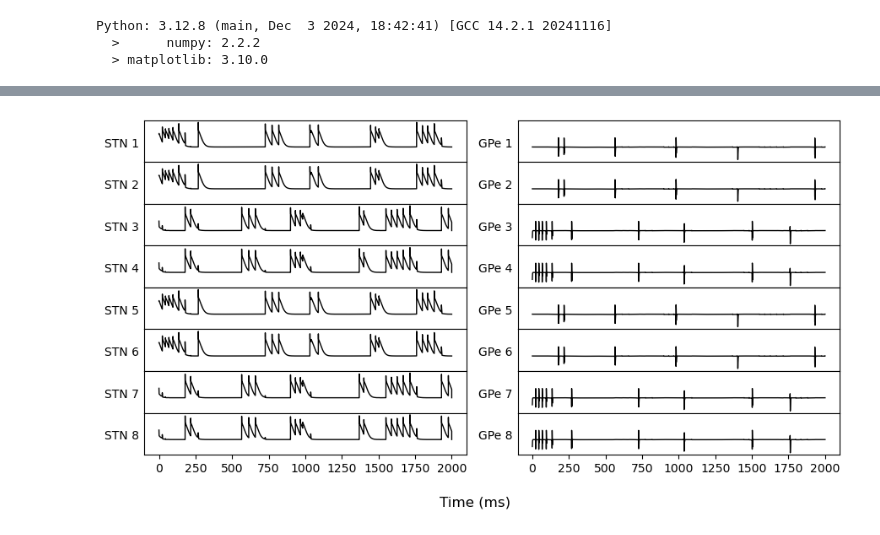
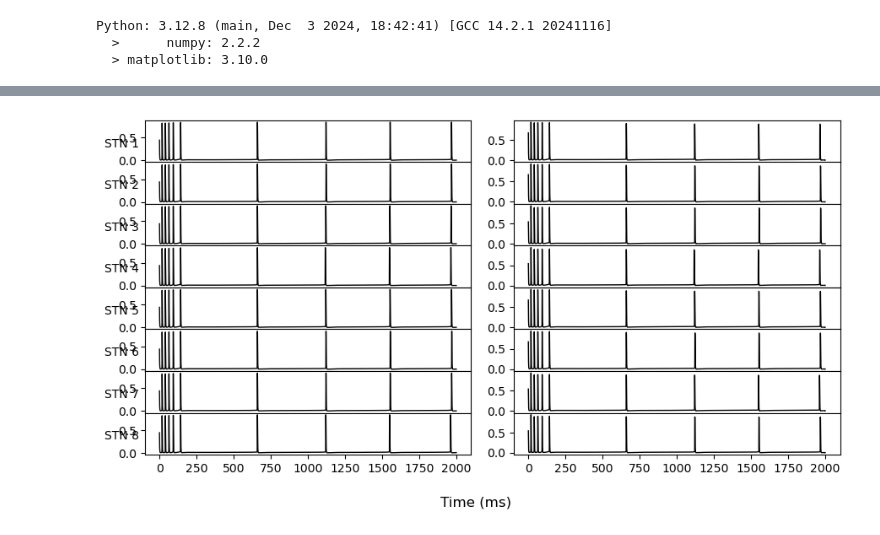
Before and after one commit to NemoInfo/NeuroModelSandbox, a Jupyter notebook: rubin_terman/rt.ipynb, the cells around one changed output, grey strips where cells are left out. Saved outputs shown, nothing was run; the diff lists cells and outputs as text; code cells hidden in the pictures.

```diff
--- a/rubin_terman/rt.ipynb
+++ b/rubin_terman/rt.ipynb
@@ -14,12 +15,13 @@ Python: 3.12.8 (main, Dec  3 2024, 18:42:41) [GCC 14.2.1 20241116]
   >      numpy: 2.2.2
   > matplotlib: 3.10.0
 # %%
+importlib.reload(parameters)
 importlib.reload(model)
 np.random.seed(69)
 
-N_gpe, N_stn = 8, 8
+N_gpe, N_stn = 10, 10
 dt = 0.01
-I_app = lambda t, n: -1.
+I_app = lambda t, n: -1.2
 
 c_G_S = np.zeros((N_gpe, N_stn), dtype=np.bool)
 c_S_G = np.zeros((N_stn, N_gpe), dtype=np.bool)
@@ -31,16 +33,16 @@ for idx_g in range(N_gpe):
 
 c_S_G[np.arange(N_stn), np.random.permutation(N_gpe)] = 1
 
-c_G_S = np.zeros((N_gpe, N_stn), dtype=np.bool)
-c_S_G = np.eye(N_stn, dtype=np.bool)
-c_G_G = np.zeros((N_gpe,N_gpe), dtype=np.bool)
+# c_G_S = np.zeros((N_gpe, N_stn), dtype=np.bool)
+# c_S_G = np.eye(N_stn, dtype=np.bool)
+# c_G_G = np.zeros((N_gpe,N_gpe), dtype=np.bool)
 
-c_G_G[0,[1,-1]] = 1
-for i in range(0,N_gpe-1):
-    c_G_G[i+1] = np.roll(c_G_G[i], 1)
-c_G_S[0,[2,-2]] = 1
-for i in range(0,N_gpe-1):
-    c_G_S[i+1] = np.roll(c_G_S[i], 1)
+# c_G_G[0,[1,-1]] = 1
+# for i in range(0,N_gpe-1):
+#     c_G_G[i+1] = np.roll(c_G_G[i], 1)
+# c_G_S[0,[2,-2]] = 1
+# for i in range(0,N_gpe-1):
+#     c_G_S[i+1] = np.roll(c_G_S[i], 1)
 
 # print("GPe -> STN")
 # print(c_G_S.astype(np.int8))
@@ -50,5 +52,7 @@ for i in range(0,N_gpe-1):
 
 
 data = model.rubin_terman(N_gpe, N_stn, I_app_gpe=I_app, dt=dt, T=2,
-                          c_G_S=c_G_S, c_G_G=c_G_G, c_S_G=c_S_G)
+                          c_G_S=c_G_S, c_G_G=c_G_G, c_S_G=c_S_G,
+                          stn=parameters.STN_Parameters(g_G_S=2.5),
+                          gpe=parameters.GPe_Parameters(g_G_G=0.02, g_S_G=0.1))
 print(list(data.keys()))
@@ -80,26 +80,26 @@ plt.show()
 # %%
 fig, axs = plt.subplots(N_stn, 2, figsize=(9, (N_stn)*0.6),
-                            sharex=True, sharey=True, tight_layout=True, gridspec_kw={'hspace': 0})
+                            sharex=True,tight_layout=True, gridspec_kw={'hspace': 0})
 
-for i, (trace, ax) in enumerate(zip(data["I_G_S"].T, axs[:,0])):
+for i, (trace, ax) in enumerate(zip(data["s_stn"].T, axs[:,0])):
     ax.plot(trace, 'k', lw=1)
-    ax.set_yticks([])
+    # ax.set_yticks([])
     ax.set_ylabel(f"STN {i+1}", rotation=0, labelpad=10)
     ax.yaxis.set_label_coords(-0.07, 0.3)
 
 for i, (trace, ax) in enumerate(zip(data["I_S_G"].T, axs[:, 1])):
-    ax.plot(trace, 'k', lw=1)
-    ax.set_yticks([])
-    ax.set_ylabel(f"GPe {i+1}", rotation=0, labelpad=10)
+    ax.plot(-trace, 'k', lw=1)
+    # ax.set_yticks([])
+    # ax.set_ylabel(f"GPe {i+1}", rotation=0, labelpad=10)
     ax.yaxis.set_label_coords(-0.07, 0.3)
 
 axs[-1,0].xaxis.set_major_formatter(lambda x, _: f"{x*0.01:.0f}")
 
 fig.supxlabel("Time (ms)")
 
 plt.show()
 # %% [output]
-[figure, old version]
+[figure, new version]
 # %%
 a = np.array([2.  , 5.])
 b = np.array([ .08, 1.])
```
Also changed, not shown: parts of 4 cells of this notebook, 2 other files.
